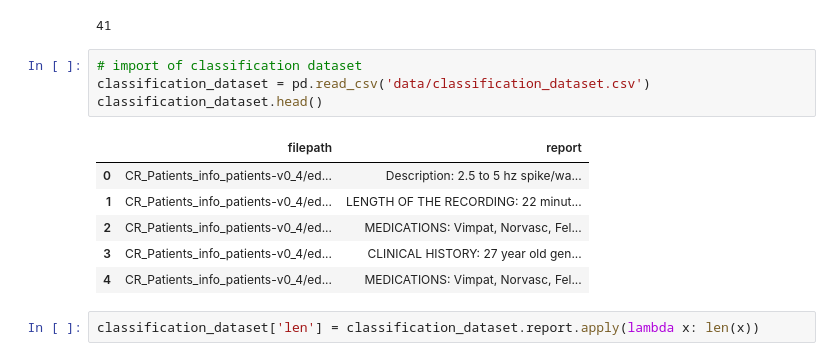
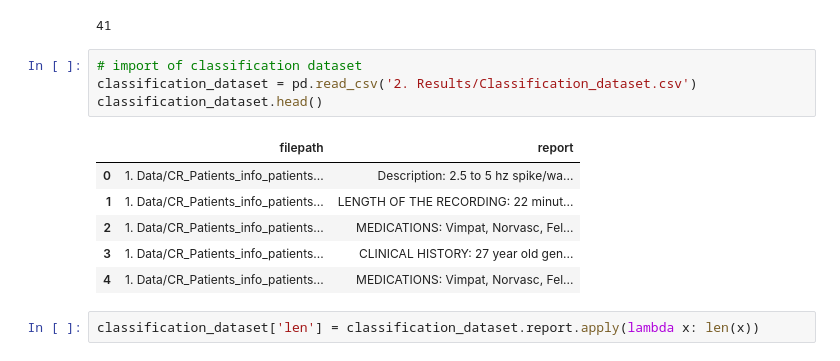
Before and after one commit to alexisgcomte/projet_aura_classification, a Jupyter notebook: B. first automatic tag detection.ipynb, the cells around one changed output. Drawn from its saved outputs; the diff is of its cells as text.

```diff
--- a/B. first automatic tag detection.ipynb
+++ b/B. first automatic tag detection.ipynb
@@ -63,15 +63,15 @@ thesaurus.head()
 41
 # %%
 # import of classification dataset
-classification_dataset = pd.read_csv('data/classification_dataset.csv')
+classification_dataset = pd.read_csv('2. Results/Classification_dataset.csv')
 classification_dataset.head()
 # %% [output]
 |  | filepath | report |
-| 0 | CR_Patients_info_patients-v0_4/ed... | Description: 2.5 to 5 hz spike/wa... |
-| 1 | CR_Patients_info_patients-v0_4/ed... | LENGTH OF THE RECORDING: 22 minut... |
-| 2 | CR_Patients_info_patients-v0_4/ed... | MEDICATIONS: Vimpat, Norvasc, Fel... |
-| 3 | CR_Patients_info_patients-v0_4/ed... | CLINICAL HISTORY: 27 year old gen... |
-| 4 | CR_Patients_info_patients-v0_4/ed... | MEDICATIONS: Vimpat, Norvasc, Fel... |
+| 0 | 1. Data/CR_Patients_info_patients... | Description: 2.5 to 5 hz spike/wa... |
+| 1 | 1. Data/CR_Patients_info_patients... | LENGTH OF THE RECORDING: 22 minut... |
+| 2 | 1. Data/CR_Patients_info_patients... | MEDICATIONS: Vimpat, Norvasc, Fel... |
+| 3 | 1. Data/CR_Patients_info_patients... | CLINICAL HISTORY: 27 year old gen... |
+| 4 | 1. Data/CR_Patients_info_patients... | MEDICATIONS: Vimpat, Norvasc, Fel... |
 # %%
 classification_dataset['len'] = classification_dataset.report.apply(lambda x: len(x))
 # %%
```
Also changed, not shown: parts of 7 cells of this notebook, 4 other files.
